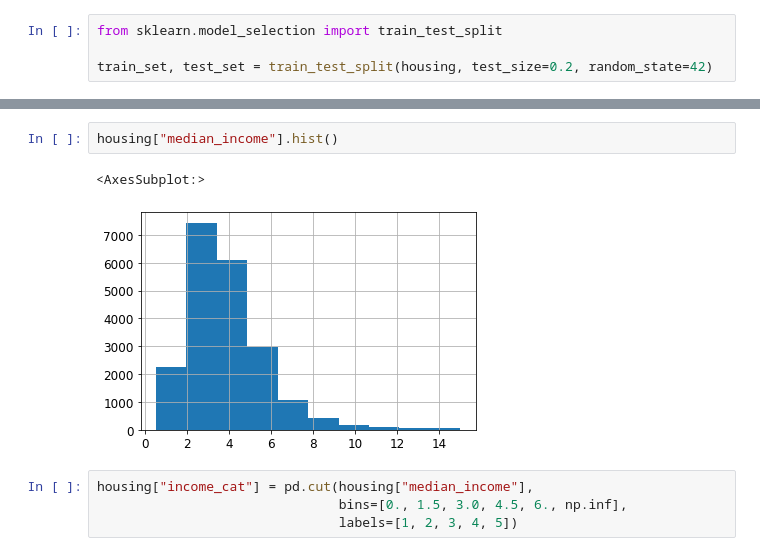
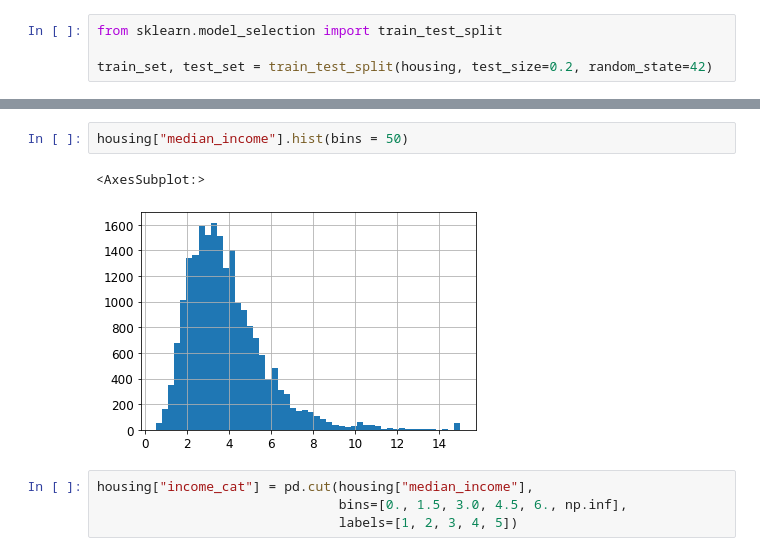
Before and after one commit to ADRIANVM117/ENSAYOS, a Jupyter notebook: Hands-on_machine_learning/2cap-end-to-end-ML-proyect/california-casas.ipynb, the cells around one changed output, grey strips where cells are left out. Cells and saved outputs as stored; diff of their text form.

```diff
--- a/Hands-on_machine_learning/2cap-end-to-end-ML-proyect/california-casas.ipynb
+++ b/Hands-on_machine_learning/2cap-end-to-end-ML-proyect/california-casas.ipynb
@@ -274,10 +314,10 @@ test_set.head()
 | 20484 | -118.72 | 34.28 | 17.0 | 3051.0 | NaN | 1705.0 | 495.0 | ... |
 | 9814 | -121.93 | 36.62 | 34.0 | 2351.0 | NaN | 1063.0 | 428.0 | ... |
 # %%
-housing["median_income"].hist()
+housing["median_income"].hist(bins = 50)
 # %% [output]
 <AxesSubplot:>
-[figure, old version]
+[figure, new version]
 # %%
 housing["income_cat"] = pd.cut(housing["median_income"],
                                bins=[0., 1.5, 3.0, 4.5, 6., np.inf],
```
Also changed, not shown: parts of 92 cells of this notebook, 1 other file.
